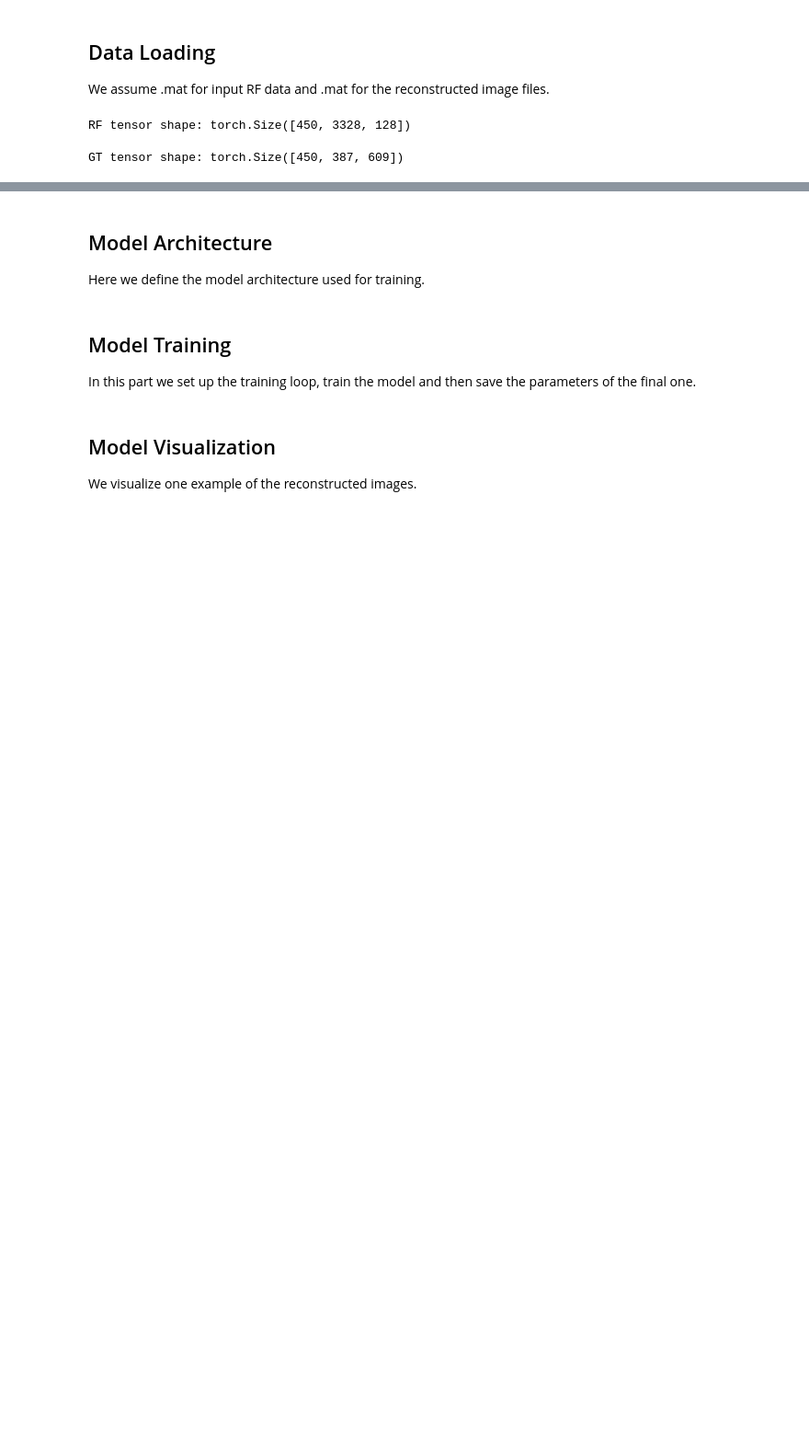
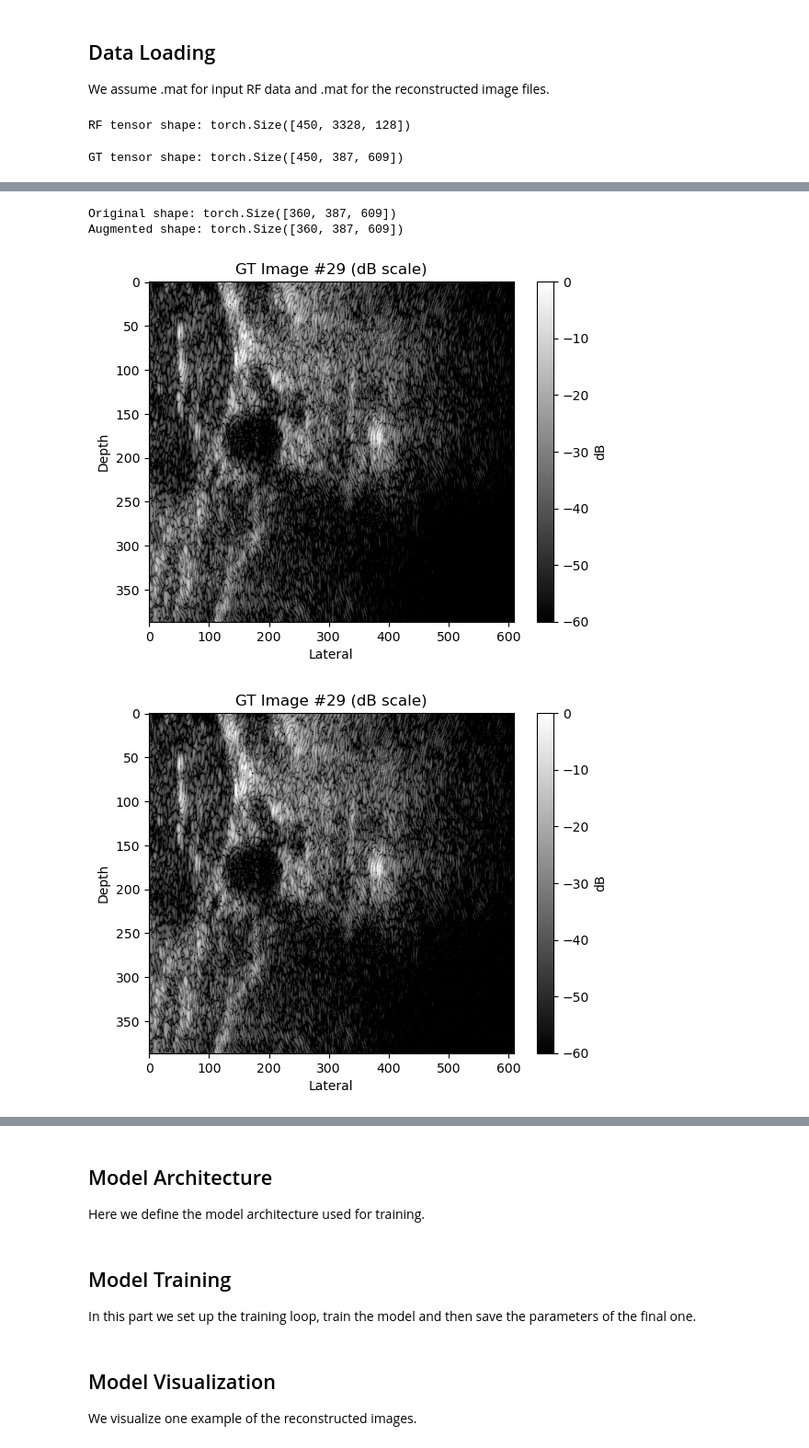
Before and after one commit to jacobinsilico/ReconstructUS, a Jupyter notebook: code/train_model.ipynb, the cells around one changed output, grey strips where cells are left out. Shown at 92% size. Drawn from its saved outputs; the diff is of its cells as text; code cells hidden in the pictures; blank space fills up the shorter version.

```diff
--- a/code/train_model.ipynb
+++ b/code/train_model.ipynb
@@ -123,0 +103,53 @@ Mean absolute diff: 0.008891894482076168
+# %%
+# we need a function to augment GT images
+def augment_gt_tensor(gt_tensor, contrast_factor=1.001, noise_std=0.0005, prob=1.0):
+    """
+    Apply random augmentation (contrast + noise) to each GT image in a tensor.
+
+    Args:
+        gt_tensor (torch.Tensor): [N, H, W] GT images.
+        contrast_factor (float): How much to jitter contrast.
+        noise_std (float): Standard deviation of Gaussian noise.
+        prob (float): Probability to apply augmentation per image.
+
+    Returns:
+        torch.Tensor: Augmented GT tensor [N, H, W]
+    """
+    augmented = []
+
+    for i in range(gt_tensor.shape[0]):
+        img = gt_tensor[i].clone()
+
+        if torch.rand(1).item() < prob:
+            # Contrast jitter
+            img = (img - 0.5) * contrast_factor + 0.5
+
+            # Gaussian noise
+            noise = torch.randn_like(img) * noise_std
+            img = img + noise
+
+            # Normalize again to [0, 1]
+            #img = img - img.min()
+            #img = img / (img.max() + 1e-8)
+            # don't do normalization for now
+        augmented.append(img)
+
+    return torch.stack(augmented)
+
+
+# ==== Test it on gt_train ====
+gt_augmented = augment_gt_tensor(gt_train)
+
+print("Original shape:", gt_train.shape)
+print("Augmented shape:", gt_augmented.shape)
+
+# Visual check (optional)
+from utils.visualize_raw import visualize_gt_db
+index_for_testing = 29
+visualize_gt_db(gt_train, idx=index_for_testing)
+visualize_gt_db(gt_augmented, idx=index_for_testing)
+# %% [output]
+Original shape: torch.Size([360, 387, 609])
+Augmented shape: torch.Size([360, 387, 609])
+[figure, added]
+[figure, added]
```
Also changed, not shown: parts of 11 cells of this notebook.
